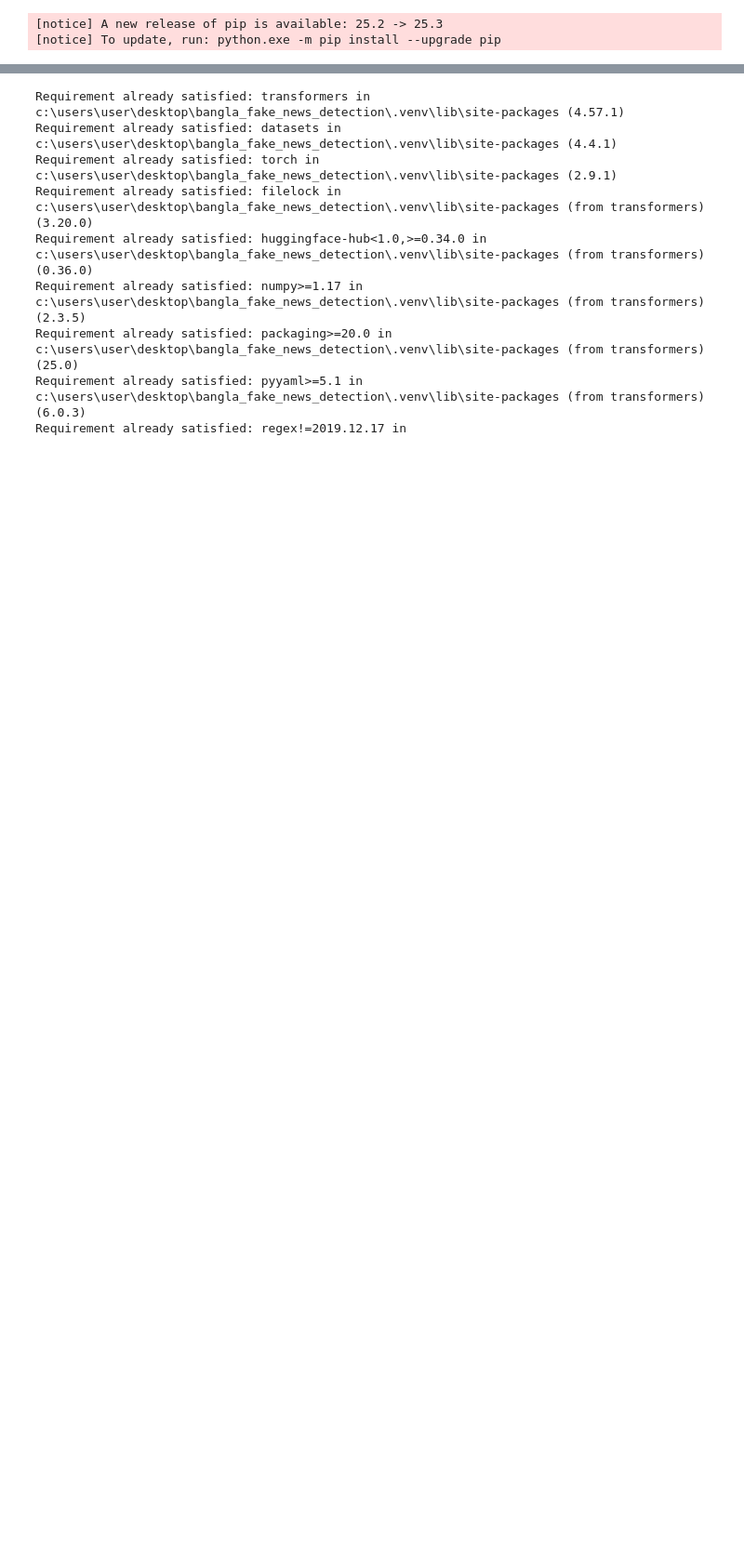
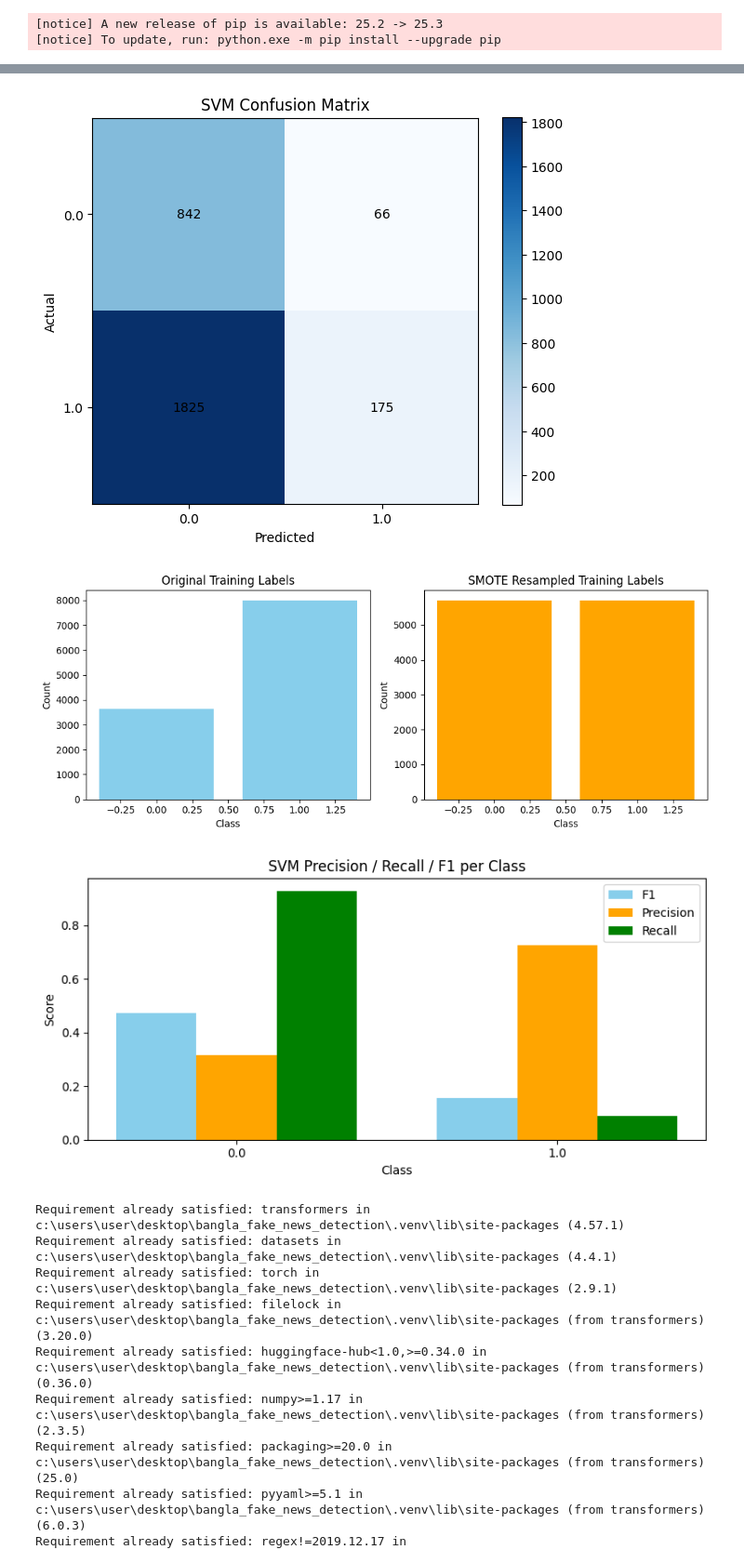
Before and after one commit to habibaalam/Bangla-Fake-News-Detection, a Jupyter notebook: notebook/tryNewData.ipynb, the cells around one changed output, grey strips where cells are left out. Shown at 93% size. Cells and saved outputs as stored; diff of their text form; code cells hidden in the pictures; blank space fills up the shorter version.

```diff
--- a/notebook/tryNewData.ipynb
+++ b/notebook/tryNewData.ipynb
@@ -464,3 +549,83 @@ plt.show()
+# %%
+import matplotlib.pyplot as plt
+from sklearn.metrics import confusion_matrix, f1_score, precision_score, recall_score
+import numpy as np
+
+
+#  Confusion Matrix
+
+cm = confusion_matrix(y_test, y_pred)
+labels = sorted(y_test.unique())
+
+plt.figure(figsize=(6,5))
+plt.imshow(cm, interpolation='nearest', cmap=plt.cm.Blues)
+plt.title("SVM Confusion Matrix")
+plt.colorbar()
+
+tick_marks = np.arange(len(labels))
+plt.xticks(tick_marks, labels)
+plt.yticks(tick_marks, labels)
+
+# Annotate each cell
+for i in range(len(labels)):
+    for j in range(len(labels)):
+        plt.text(j, i, cm[i, j], ha="center", va="center", color="black")
+
+plt.ylabel("Actual")
+plt.xlabel("Predicted")
+plt.tight_layout()
+plt.show()
+
+
+#  Class distribution before and after SMOTE
+
+plt.figure(figsize=(10,4))
+
+# Original training labels
+plt.subplot(1,2,1)
+classes, counts = np.unique(y_train, return_counts=True)
+plt.bar(classes, counts, color='skyblue')
+plt.title("Original Training Labels")
+plt.xlabel("Class")
+plt.ylabel("Count")
+
+# Resampled training labels
+plt.subplot(1,2,2)
+classes_res, counts_res = np.unique(y_resampled, return_counts=True)
+plt.bar(classes_res, counts_res, color='orange')
+plt.title("SMOTE Resampled Training Labels")
+plt.xlabel("Class")
+plt.ylabel("Count")
+
+plt.tight_layout()
+plt.show()
+
+
+#  Bar plot of F1, Precision, Recall per Class
+
+f1 = f1_score(y_test, y_pred, average=None)
+precision = precision_score(y_test, y_pred, average=None)
+recall = recall_score(y_test, y_pred, average=None)
+
+x = np.arange(len(labels))
+width = 0.25
+
+plt.figure(figsize=(8,4))
+plt.bar(x - width, f1, width=width, color='skyblue', label='F1')
+plt.bar(x, precision, width=width, color='orange', label='Precision')
+plt.bar(x + width, recall, width=width, color='green', label='Recall')
+
+plt.xticks(x, labels)
+plt.xlabel("Class")
+plt.ylabel("Score")
+plt.title("SVM Precision / Recall / F1 per Class")
+plt.legend()
+plt.tight_layout()
+plt.show()
+# %% [output]
+[figure, added]
+[figure, added]
+[figure, added]
 # %%
 !pip install transformers datasets torch
 # %% [output]
```
Also changed, not shown: parts of 28 cells of this notebook.
